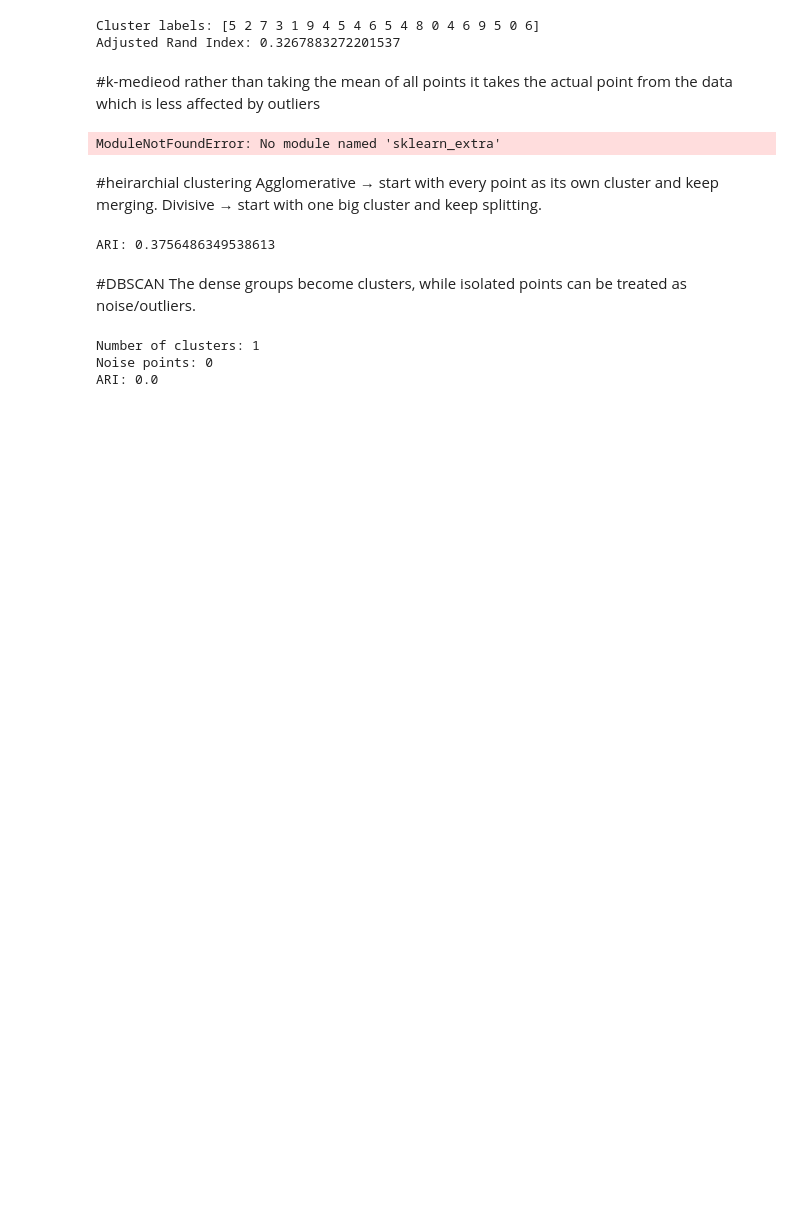
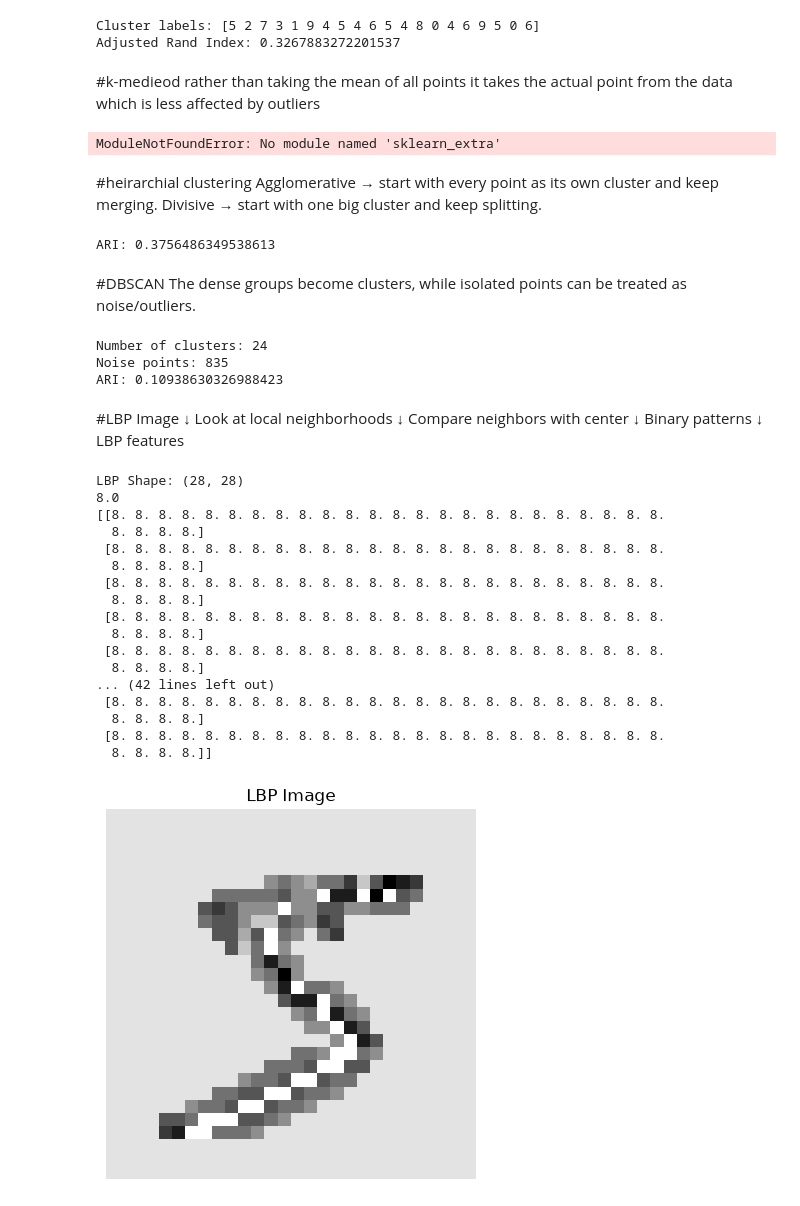
Before and after one commit to goyalsonakshi6-coder/ML-, a Jupyter notebook: mnist_ML.ipynb, the cells around one changed output. Cells and saved outputs as stored; diff of their text form; code cells hidden in the pictures; blank space fills up the shorter version.

```diff
--- a/mnist_ML.ipynb
+++ b/mnist_ML.ipynb
@@ -512,10 +512,10 @@ y = y[:2000]
 
 X = X / 255.0
 
-pca = PCA(n_components=20)
+pca = PCA(n_components=100)
 X = pca.fit_transform(X)
 
-model = DBSCAN(eps=10, min_samples=4)
+model = DBSCAN(eps=5, min_samples=4)
 
 clusters = model.fit_predict(X)
 
@@ -526,6 +526,63 @@ score = adjusted_rand_score(y, clusters)
 
 print("ARI:", score)
 # %% [output]
-Number of clusters: 1
-Noise points: 0
-ARI: 0.0
+Number of clusters: 24
+Noise points: 835
+ARI: 0.10938630326988423
+# %% [markdown]
+#LBP
+Image
+  ↓
+Look at local neighborhoods
+  ↓
+Compare neighbors with center
+  ↓
+Binary patterns
+  ↓
+LBP features
+# %%
+import numpy as np
+from sklearn.datasets import fetch_openml
+from skimage.feature import local_binary_pattern
+
+mnist = fetch_openml('mnist_784', version=1, as_frame=False)
+
+X = mnist.data
+y = mnist.target
+
+X = X[:2000]
+y = y[:2000]
+
+X = X / 255.0
+image = X[0].reshape(28, 28)
+lbp = local_binary_pattern(image, P=8, R=1, method='uniform')
+
+print("LBP Shape:" , lbp.shape)
+print(lbp[5,5])
+print(lbp)
+
+import matplotlib.pyplot as plt
+
+plt.imshow(lbp, cmap='gray')
+plt.title("LBP Image")
+plt.axis("off")
+plt.show()
+# %% [output]
+LBP Shape: (28, 28)
+8.0
+[[8. 8. 8. 8. 8. 8. 8. 8. 8. 8. 8. 8. 8. 8. 8. 8. 8. 8. 8. 8. 8. 8. 8. 8.
+  8. 8. 8. 8.]
+ [8. 8. 8. 8. 8. 8. 8. 8. 8. 8. 8. 8. 8. 8. 8. 8. 8. 8. 8. 8. 8. 8. 8. 8.
+  8. 8. 8. 8.]
+ [8. 8. 8. 8. 8. 8. 8. 8. 8. 8. 8. 8. 8. 8. 8. 8. 8. 8. 8. 8. 8. 8. 8. 8.
+  8. 8. 8. 8.]
+ [8. 8. 8. 8. 8. 8. 8. 8. 8. 8. 8. 8. 8. 8. 8. 8. 8. 8. 8. 8. 8. 8. 8. 8.
+  8. 8. 8. 8.]
+ [8. 8. 8. 8. 8. 8. 8. 8. 8. 8. 8. 8. 8. 8. 8. 8. 8. 8. 8. 8. 8. 8. 8. 8.
+  8. 8. 8. 8.]
+... (42 lines left out)
+ [8. 8. 8. 8. 8. 8. 8. 8. 8. 8. 8. 8. 8. 8. 8. 8. 8. 8. 8. 8. 8. 8. 8. 8.
+  8. 8. 8. 8.]
+ [8. 8. 8. 8. 8. 8. 8. 8. 8. 8. 8. 8. 8. 8. 8. 8. 8. 8. 8. 8. 8. 8. 8. 8.
+  8. 8. 8. 8.]]
+[figure, added]
```
Also changed, not shown: parts of 2 cells of this notebook.
